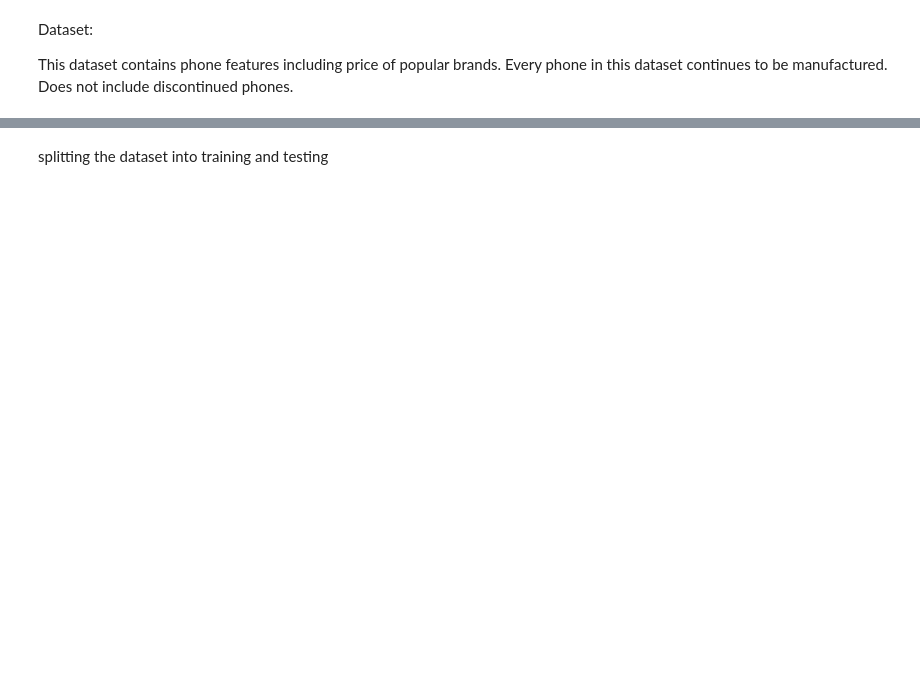
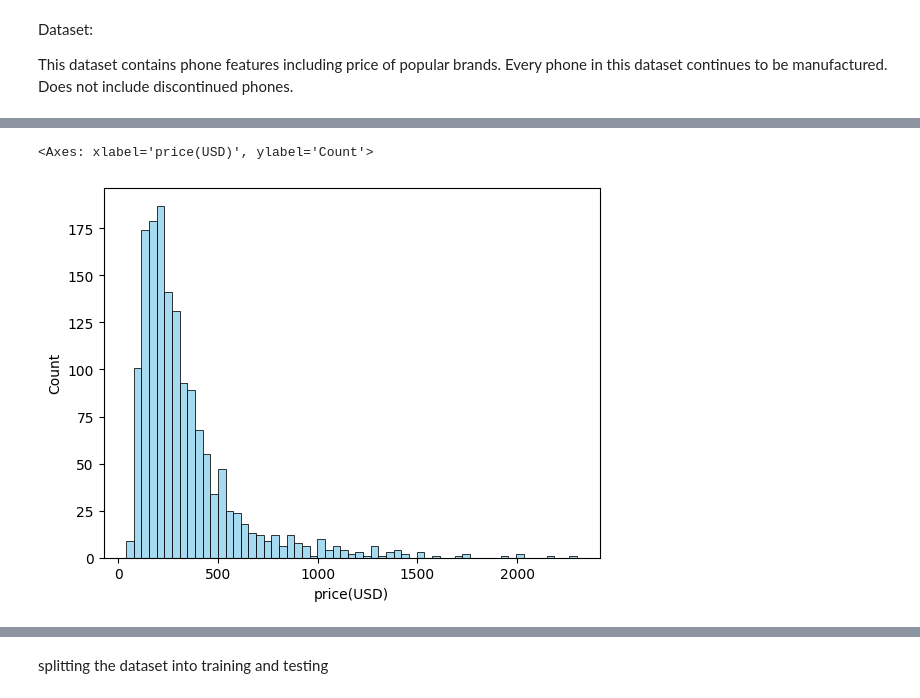
Before and after one commit to techbrothers3/phone-price-prediction-ml-kaggle-ex, a Jupyter notebook: Phone_price_prediction_ML.ipynb, the cells around one changed output, grey strips where cells are left out. Cells and saved outputs as stored; diff of their text form; code cells hidden in the pictures; blank space fills up the shorter version.

```diff
--- a/Phone_price_prediction_ML.ipynb
+++ b/Phone_price_prediction_ML.ipynb
@@ -59,3 +88,8 @@ for column in columns_to_drop:
+# %%
+"""drop the phone name column since it contains unique
+identifiers that dont contribute to predictive value"""
+
+df.drop(['phone_name'], inplace=True, axis = 1)
 # %%
 df.info()
 # %% [output]
@@ -78,0 +128,5 @@ memory usage: 224.6 KB
+# %%
+sns.histplot(df['price(USD)'], color='skyblue')
+# %% [output]
+<Axes: xlabel='price(USD)', ylabel='Count'>
+[figure, added]
```
Also changed, not shown: parts of 36 cells of this notebook.
